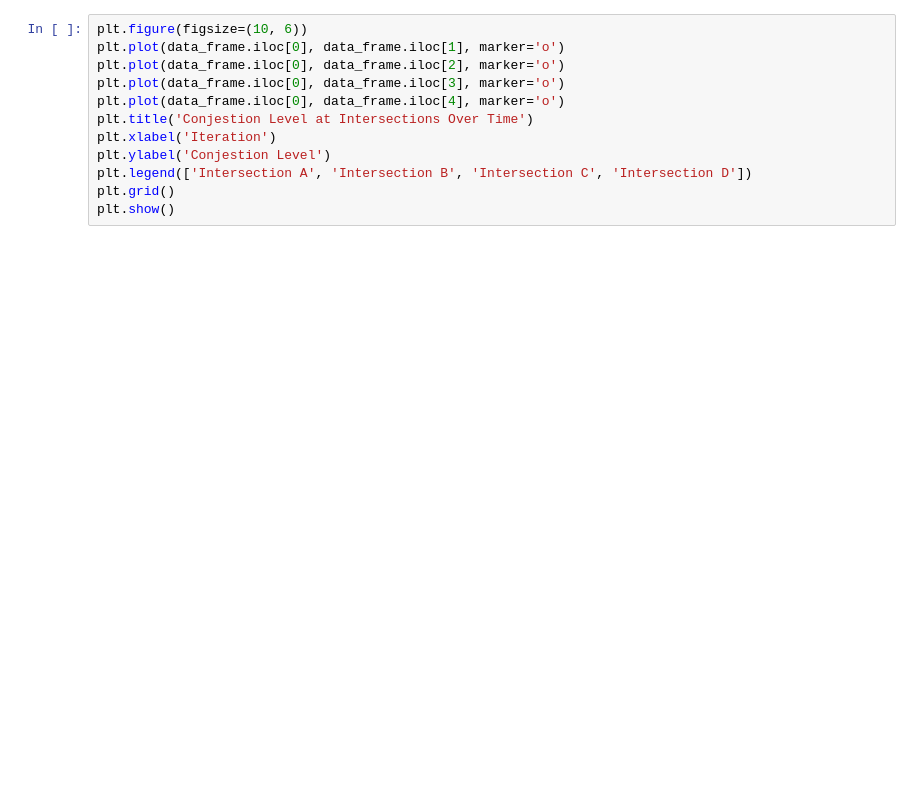
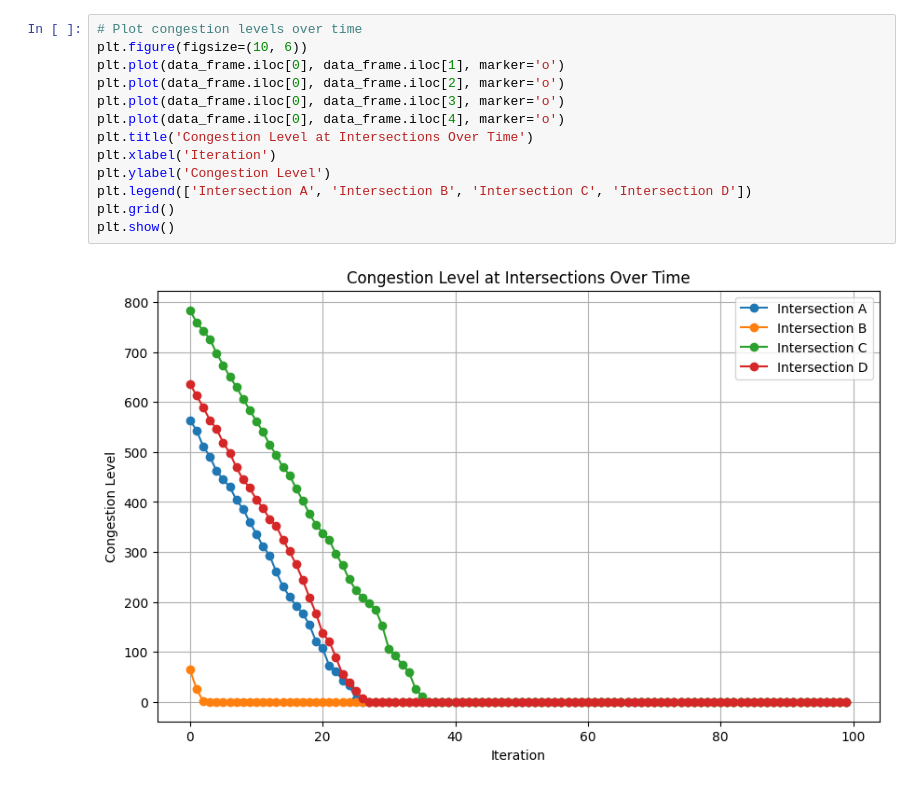
Before and after one commit to weal-liam/traffic-control-and-optimization, a Jupyter notebook: visualise.ipynb, the cells around one changed output. Cells and saved outputs as stored; diff of their text form; blank space fills up the shorter version.

```diff
--- a/visualise.ipynb
+++ b/visualise.ipynb
@@ -70,12 +81,15 @@ data_frame
 # %%
+# Plot congestion levels over time
 plt.figure(figsize=(10, 6))
 plt.plot(data_frame.iloc[0], data_frame.iloc[1], marker='o')
 plt.plot(data_frame.iloc[0], data_frame.iloc[2], marker='o')
 plt.plot(data_frame.iloc[0], data_frame.iloc[3], marker='o')
 plt.plot(data_frame.iloc[0], data_frame.iloc[4], marker='o')
-plt.title('Conjestion Level at Intersections Over Time')
+plt.title('Congestion Level at Intersections Over Time')
 plt.xlabel('Iteration')
-plt.ylabel('Conjestion Level')
+plt.ylabel('Congestion Level')
 plt.legend(['Intersection A', 'Intersection B', 'Intersection C', 'Intersection D'])
 plt.grid()
 plt.show()
+# %% [output]
+[figure, added]
```
Also changed, not shown: parts of 6 cells of this notebook, 1 other file.
